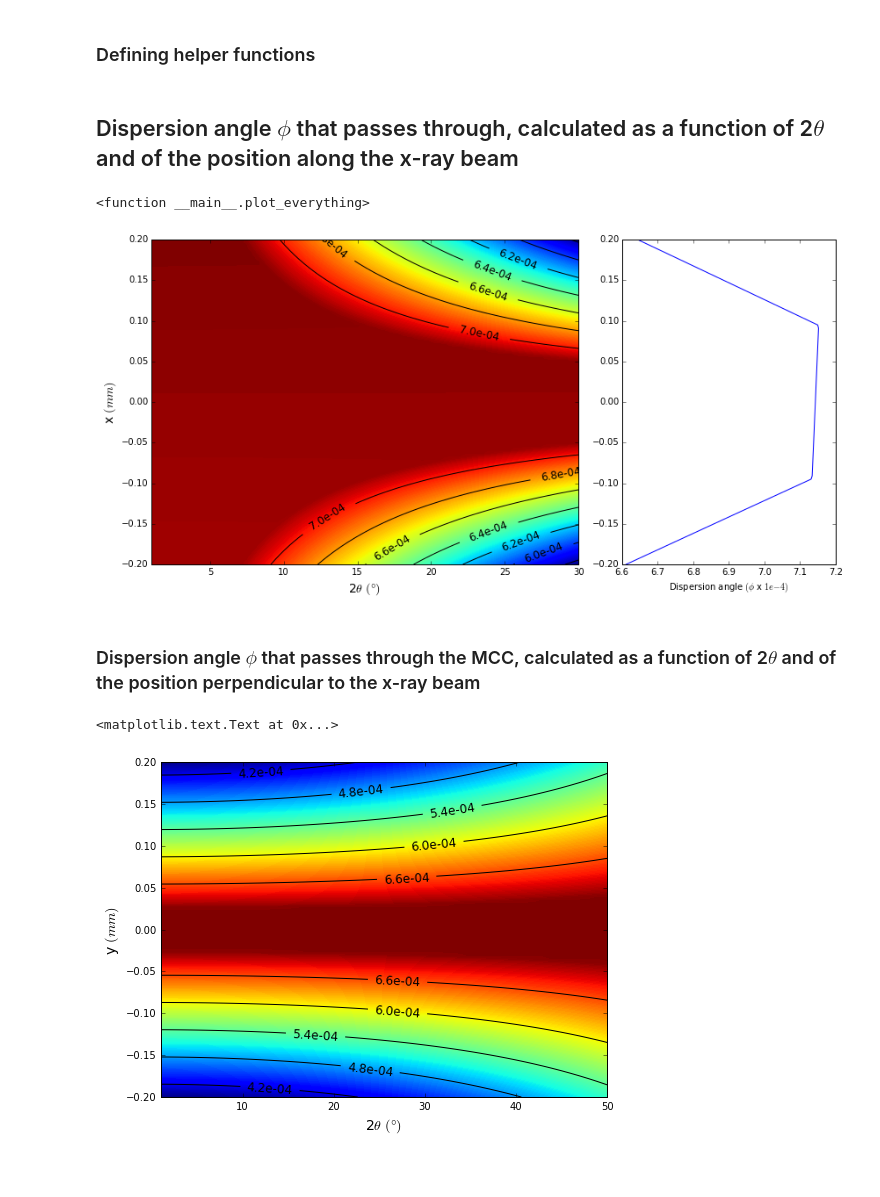
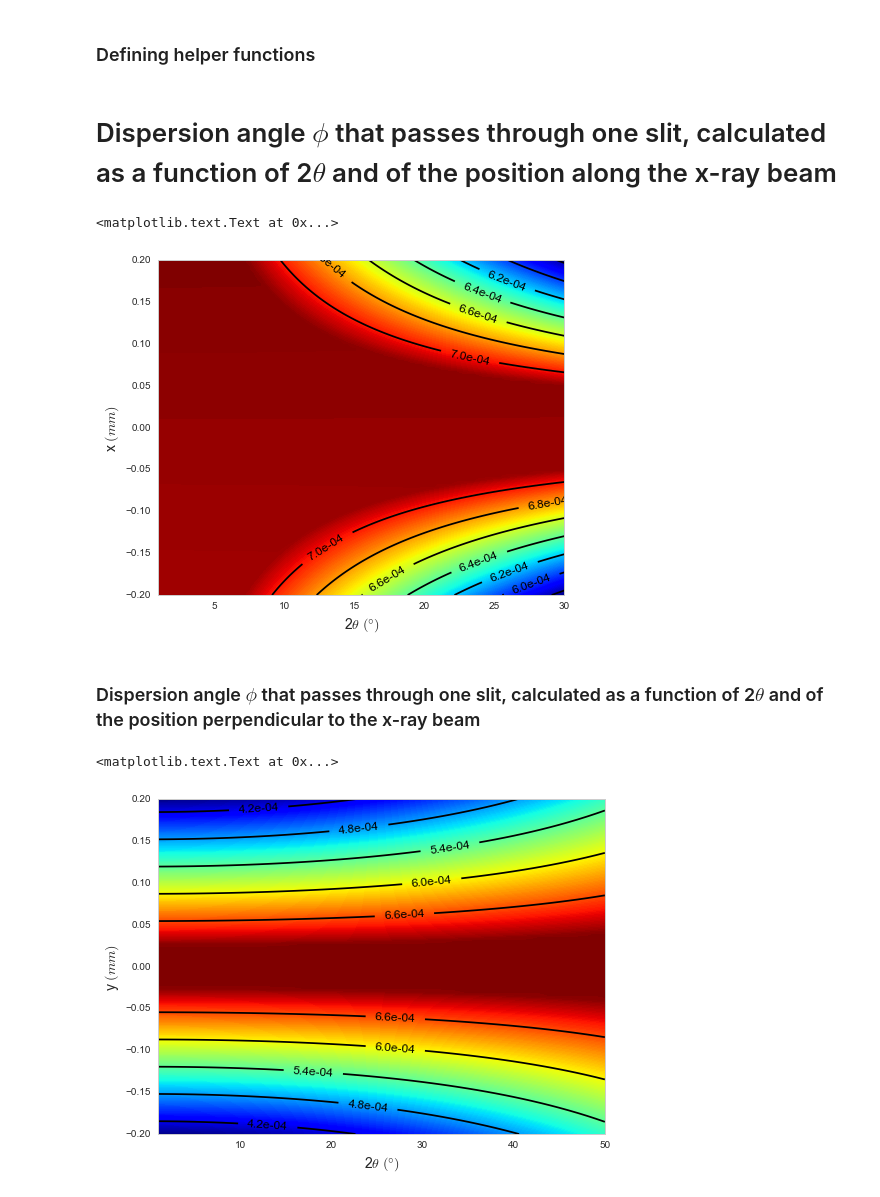
Before and after one commit to CPrescher/SollerSlitTransferFunction, a Jupyter notebook: Sollerslit Transferfunction.ipynb, the cells around one changed output. Cells and saved outputs as stored; diff of their text form; code cells hidden in the pictures; blank space fills up the shorter version.

```diff
--- a/Sollerslit Transferfunction.ipynb
+++ b/Sollerslit Transferfunction.ipynb
@@ -7,6 +7,8 @@ This ipython notebook will guide through the calculation of the soller slits tra
 import numpy as np
 import matplotlib.pyplot as plt
 import matplotlib.gridspec as gridspec
+import seaborn
+plt.style.use('seaborn-whitegrid')
 # %% [markdown]
 ### Basic Geometry
 # %% [markdown]
@@ -42,6 +45,8 @@ With the help of these points we can calculate the angle from each point along t
 r = 62 # defines the radius to the slit set
 w = 0.05 # the width of one of the slits
 b = 8 # length of the slit
+
+sample_thickness = 0.4
 # %% [markdown]
 ### Defining helper functions
 # %%
@@ -72,10 +77,10 @@ def calculate_y_axis_intercept(p1, p2):
     m = (p2[1]-p1[1])/(p2[0]-p1[0])
     return m*(-p2[0])+p2[1]
 # %% [markdown]
-## Dispersion angle $\phi$ that passes through, calculated as a function of 2$\theta$ and of the position along the x-ray beam
+# Dispersion angle $\phi$ that passes through one slit, calculated as a function of 2$\theta$ and of the position along the x-ray beam
 # %%
 two_theta_array = np.linspace(1, 30, 100)/180.*np.pi
-p_x = np.linspace(-0.2, 0.2, 100)
+p_x = np.linspace(-sample_thickness*0.5, sample_thickness*0.5, 100)
 p_y = np.zeros(p_x.shape)
 p = np.array([p_x, p_y])
 phi_array = []
@@ -88,59 +93,45 @@ for two_theta in two_theta_array:
 
     s1 = np.array([r*np.cos(two_theta)-0.5*w*np.sin(two_theta),
                    r*np.sin(two_theta)+0.5*w*np.cos(two_theta)])
 
     s2 = np.array([r*np.cos(two_theta) + 0.5 *w*np.sin(two_theta),
                    r*np.sin(two_theta) - 0.5 *w*np.cos(two_theta)])
 
     phi = calculate_angles(q1, q2, p)
 
     #correcting for positive side:
     phi_s2_q1 = calculate_angles(s2, q1, p)
     phi = np.where(phi<phi_s2_q1, phi, phi_s2_q1)
 
     intercept_s2_q1 = calculate_x_axis_intercept(s2, q1)
     phi[p[0]>intercept_s2_q1]=0
 
     #correcting for negative side:
     phi_s1_q2 = calculate_angles(s1, q2, p)
     phi = np.where(phi<phi_s1_q2, phi, phi_s1_q2)
 
     intercept_s1_q2 = calculate_x_axis_intercept(s1, q2)
     phi[p[0]<intercept_s1_q2]=0
 
     phi_array.append(phi)
 
 X, Y = np.meshgrid(two_theta_array/np.pi*180, p[0])
 phi_array = np.array(phi_array).transpose()
 
 
-def plot_everything(line_ind):
-
-    plt.figure(figsize=(12, 6))
-    gs = gridspec.GridSpec(1, 2,width_ratios=[2,1])
-    ax1 = plt.subplot(gs[0])
-    plt.contourf(X, Y, phi_array, 200, fontsize=14)
-    con = plt.contour(X, Y, phi_array, 8, colors = 'k')
-    plt.clabel(con, fmt = '%3.1e', colors = 'k', fontsize=12)
-    plt.xlabel("2$\\theta$ $(\degree)$", fontsize=14)
-    plt.ylabel("x $(mm)$", fontsize=14)
-
-    ax2 = plt.subplot(gs[1])
-    phi = phi_array[:,line_ind]
-    plt.plot(phi*1e4, p[0])
-    plt.ylim(p[0,0], p[0,-1])
-    plt.xlabel("Dispersion angle $(\phi$ x $1e-4)$")
-
-    plt.tight_layout()
-
-from ipywidgets import interact
-
-interact(plot_everything, line_ind=(0, 99, 1))
+plt.figure(figsize=(12, 6))
+gs = gridspec.GridSpec(1, 2,width_ratios=[2,1])
+ax1 = plt.subplot(gs[0])
+plt.contourf(X, Y, phi_array, 200, fontsize=14, cmap=plt.cm.get_cmap("jet"))
+con = plt.contour(X, Y, phi_array, 8, colors = 'k')
+plt.clabel(con, fmt = '%3.1e', colors = 'k', fontsize=12)
+plt.xlabel("2$\\theta$ $(\degree)$", fontsize=14)
+plt.ylabel("x $(mm)$", fontsize=14)
 # %% [output]
-<function __main__.plot_everything>
+<matplotlib.text.Text at 0x...>
-[figure, old version]
+[figure, new version]
 # %% [markdown]
-### Dispersion angle $\phi$ that passes through the MCC, calculated as a function of 2$\theta$ and of the position perpendicular to the x-ray beam
+### Dispersion angle $\phi$ that passes through one slit, calculated as a function of 2$\theta$ and of the position perpendicular to the x-ray beam
 # %%
 two_theta_array = np.linspace(1, 50)/180.*np.pi
 p_y = np.linspace(-0.2, 0.2, 100)
@@ -184,12 +175,12 @@ phi_array = np.array(phi_array).transpose()
 
 plt.figure(figsize=(8, 6))
 
-plt.contourf(X, Y, phi_array, 200)
+plt.contourf(X, Y, phi_array, 200, cmap=plt.cm.get_cmap("jet"))
 con = plt.contour(X, Y, phi_array, 5, colors = 'k')
 plt.clabel(con, fmt = '%3.1e', colors = 'k', fontsize=12)
 plt.xlabel("2$\\theta$ $(\degree)$", fontsize=14)
 plt.ylabel("y $(mm)$", fontsize=14)
 # %% [output]
 <matplotlib.text.Text at 0x...>
-[figure, old version]
+[figure, new version]
 # %% [markdown]
```
Also changed, not shown: parts of 10 cells of this notebook.
